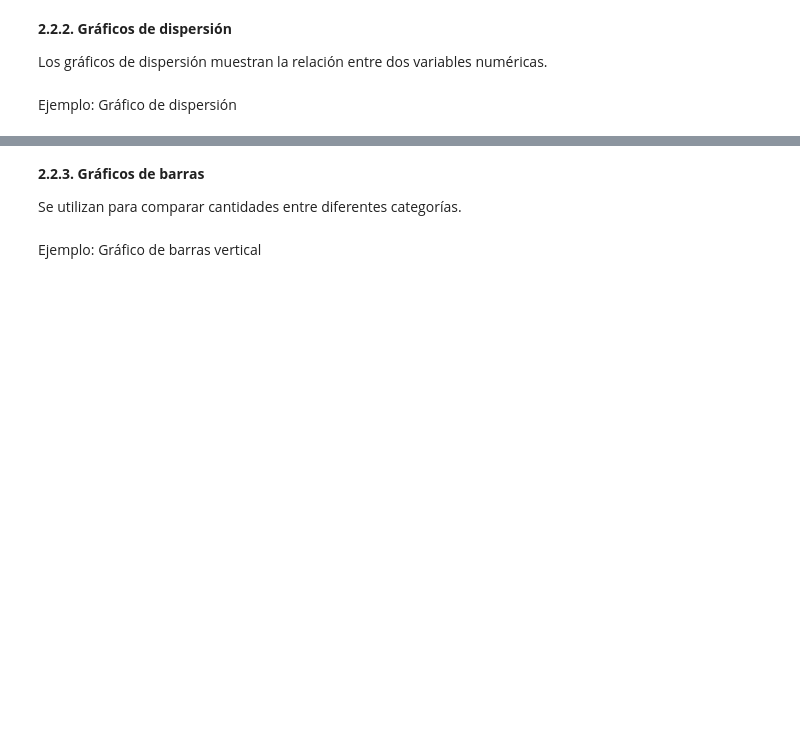
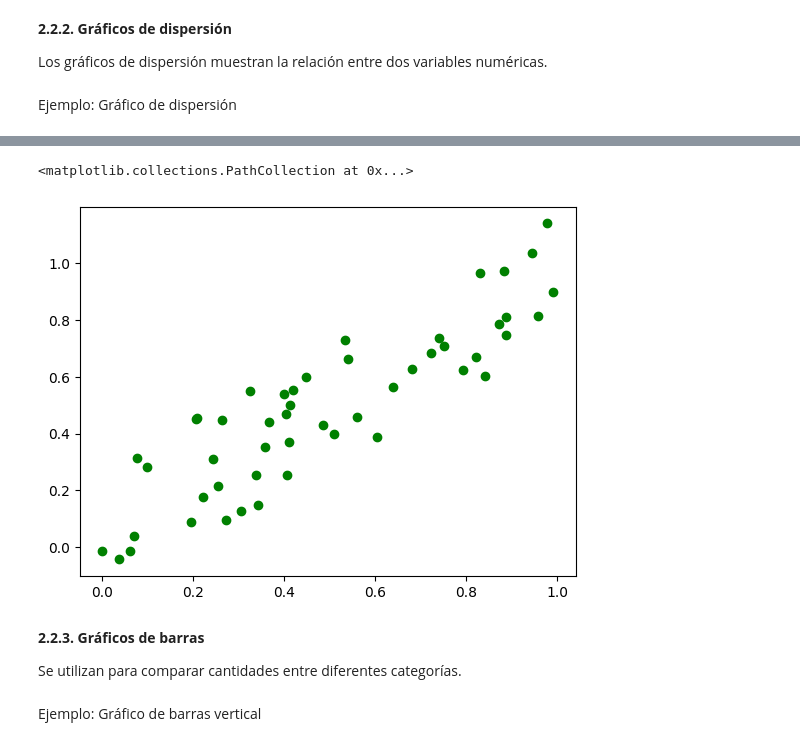
Before and after one commit to JPalaciosCh/ciclo_1_Programacion_101, a Jupyter notebook: 08_visualizacion_de_datos_con_matplotlib_y_seaborn.ipynb, the cells around one changed output, grey strips where cells are left out. Cells and saved outputs as stored; diff of their text form; code cells hidden in the pictures; blank space fills up the shorter version.

```diff
--- a/08_visualizacion_de_datos_con_matplotlib_y_seaborn.ipynb
+++ b/08_visualizacion_de_datos_con_matplotlib_y_seaborn.ipynb
@@ -142,3 +149,8 @@ plt.show()
+# %%
+plt.scatter(x, y, color='green') # grafico rapido
+# %% [output]
+<matplotlib.collections.PathCollection at 0x...>
+[figure, added]
 # %% [markdown]
 **2.2.3. Gráficos de barras**
 
```
Also changed, not shown: parts of 36 cells of this notebook.
